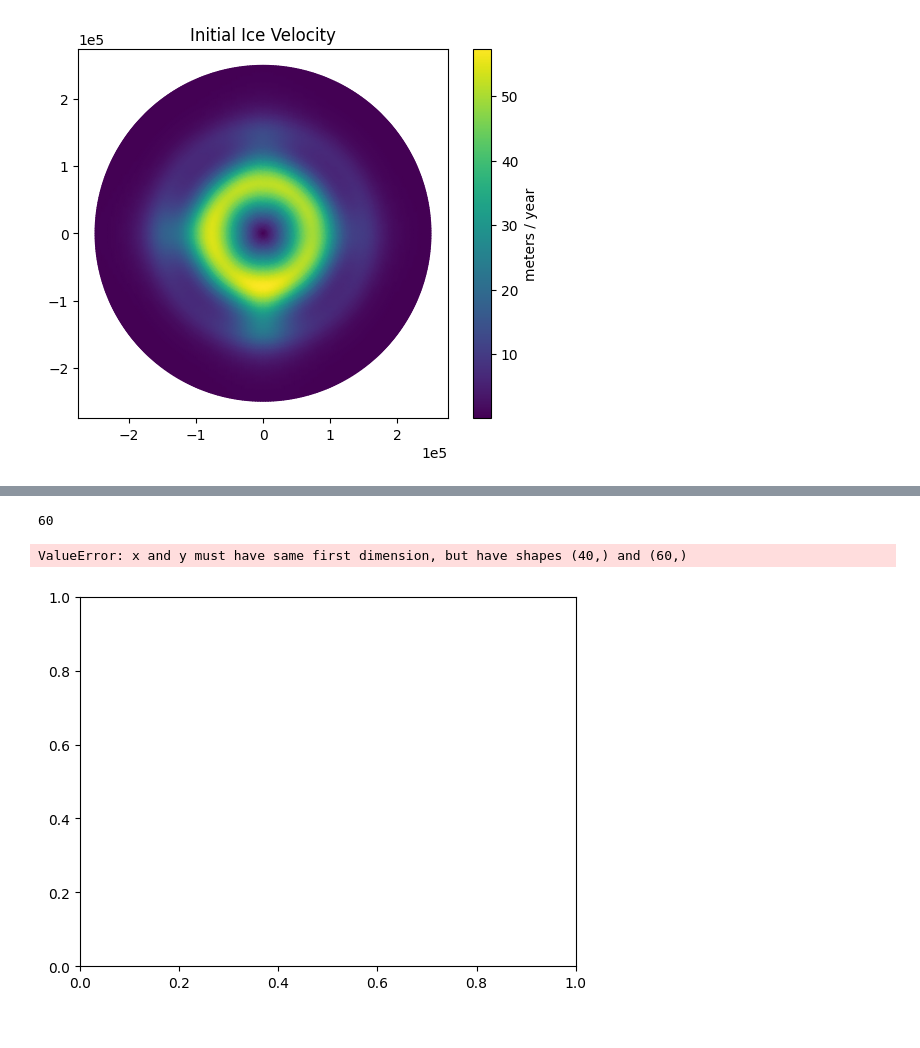
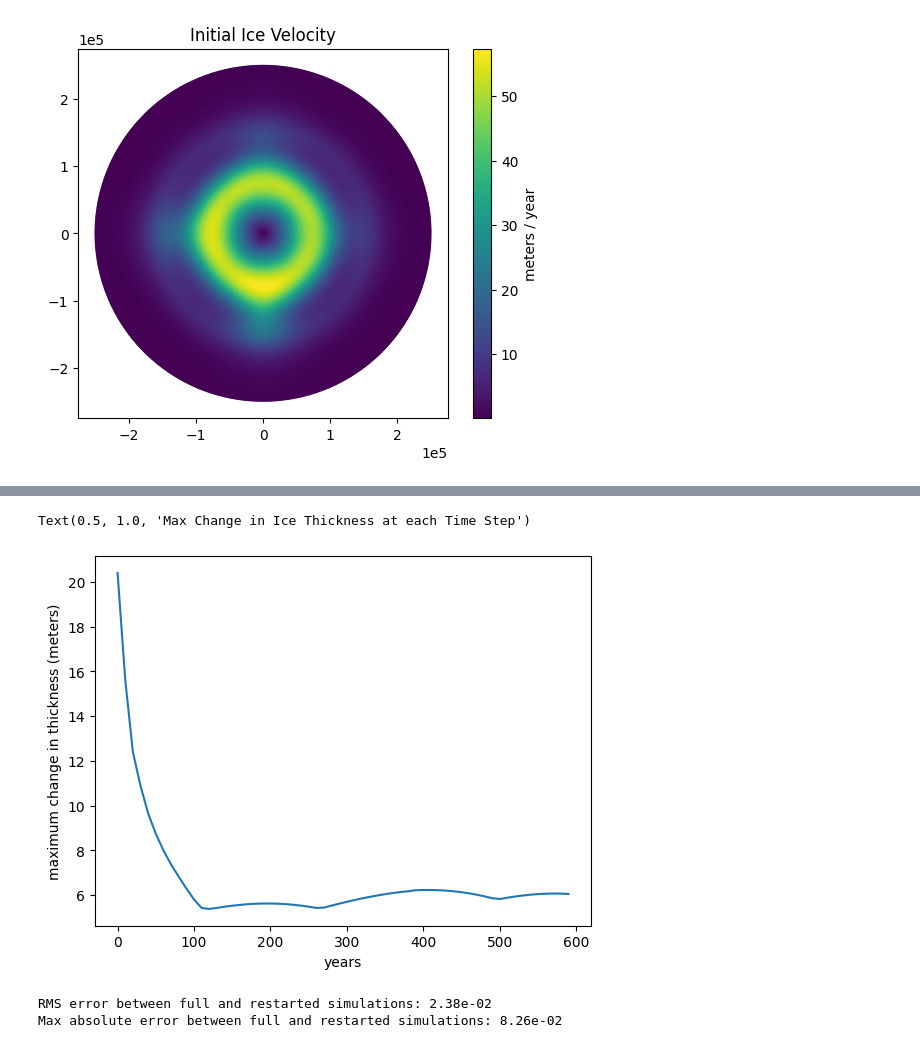
Before and after one commit to KYANJO/Data_assimilation_project, a Jupyter notebook: bin/restart_icepack.ipynb, the cells around one changed output, grey strips where cells are left out. Drawn from its saved outputs; the diff is of its cells as text; code cells hidden in the pictures.

Commit message:
WIP: icepack restart working

```diff
--- a/bin/restart_icepack.ipynb
+++ b/bin/restart_icepack.ipynb
@@ -137,7 +137,7 @@ da_ds = 0
 a = mass_balance(s0,ela=ela, max_a=max_a, da_ds=da_ds)
 # %%
 # Utility function to generate restart file names
-def get_hdf5_filename(step):
+def get_hdf5_filename(step, restart_dir="restarts"):
     return os.path.join(restart_dir, f"restart_{step}_years.h5")
 
 # Load restart file
@@ -180,9 +180,8 @@ new_time = num_years + added_time
 new_timesteps = int(new_time / dt)
 restart_dir = "restarts"  # Directory to save the restart files
 # %%
-# Ensure the restart directory exists
-if not os.path.exists(restart_dir):
-    os.makedirs(restart_dir)
+# Ensure restart directory exists
+os.makedirs(restart_dir, exist_ok=True)
 
 latest_restart = None
 restart_files = sorted(os.listdir(restart_dir)) if os.path.exists(restart_dir) else []
@@ -201,7 +200,7 @@ if not save_restarts_flag:  os.system("rm -rf restarts")
 
 # Initialize or load from the latest restart file
 if latest_restart and restart_flag and added_time > 0:
-    num_timesteps = new_timesteps #update the number of timesteps
+    num_timesteps = new_timesteps # update the number of timesteps
     dh_max, step, h_data, u_data = load_restart_file(latest_restart)
     hfun = Function(Q)  # Rebuild the Function object for thickness
     ufun = Function(V)  # Rebuild the Function object for velocity
@@ -210,6 +209,7 @@ if latest_restart and restart_flag and added_time > 0:
     dh_max_restart = np.array(dh_max[:-1])
     print(f"Restarting from year {latest_restart}")
 elif full_run_flag:
+    global dh_max_full
     # If no restart, start from the beginning
     full_time = num_years + added_time
     num_timesteps = int(full_time / dt)
@@ -406,25 +293,21 @@ UnboundLocalError: local variable 'num_timesteps' referenced before assignment
-# %%
-len(dh_max)
-# %% [output]
-60
 # %%
 # If we plot the maximum change in thickness through time, we can see how the ice sheet is approaching steady state.
 # if restart_flag and added_time > 0:
 #     dh_max = dh_max_restart
 
 if restart_flag and added_time > 0:
     plt.figure()
     plt.plot(dt * np.arange(num_timesteps), dh_max_restart)
 elif full_run_flag:
     plt.figure()
-    plt.plot(dt * np.arange(num_timesteps), dh_max)
+    plt.plot(dt * np.arange(num_timesteps), dh_max_full)
 elif bitwise_run_flag:
     plt.figure()
     plt.plot(dt * np.arange(num_timesteps), dh_max)
 
 plt.xlabel("years")
 plt.ylabel("maximum change in thickness (meters)")
 axes.set_title("Max Change in Ice Thickness at each Time Step")
 # %% [output]
-ValueError: x and y must have same first dimension, but have shapes (40,) and (60,)
+Text(0.5, 1.0, 'Max Change in Ice Thickness at each Time Step')
-[figure, old version]
+[figure, new version]
@@ -436,3 +317,9 @@ if restart_flag and added_time > 0:
     # Calculate the RMS error between the full and restarted simulations
     rms_error = np.sqrt(np.mean((dh_max_full - dh_max_restart)**2))
     print(f"RMS error between full and restarted simulations: {rms_error:.2e}")
+    # Calculate the maximum absolute error between the full and restarted simulations
+    max_error = np.max(np.abs(dh_max_full - dh_max_restart))
+    print(f"Max absolute error between full and restarted simulations: {max_error:.2e}")
+# %% [output]
+RMS error between full and restarted simulations: 2.38e-02
+Max absolute error between full and restarted simulations: 8.26e-02
```
Also changed, not shown: parts of 3 cells of this notebook.
